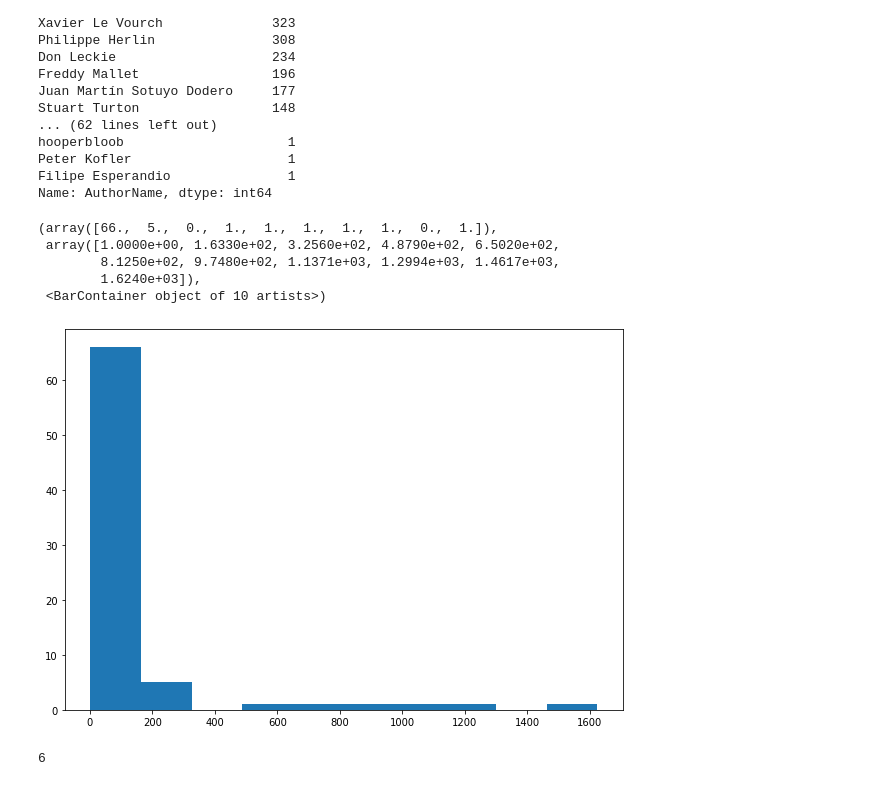
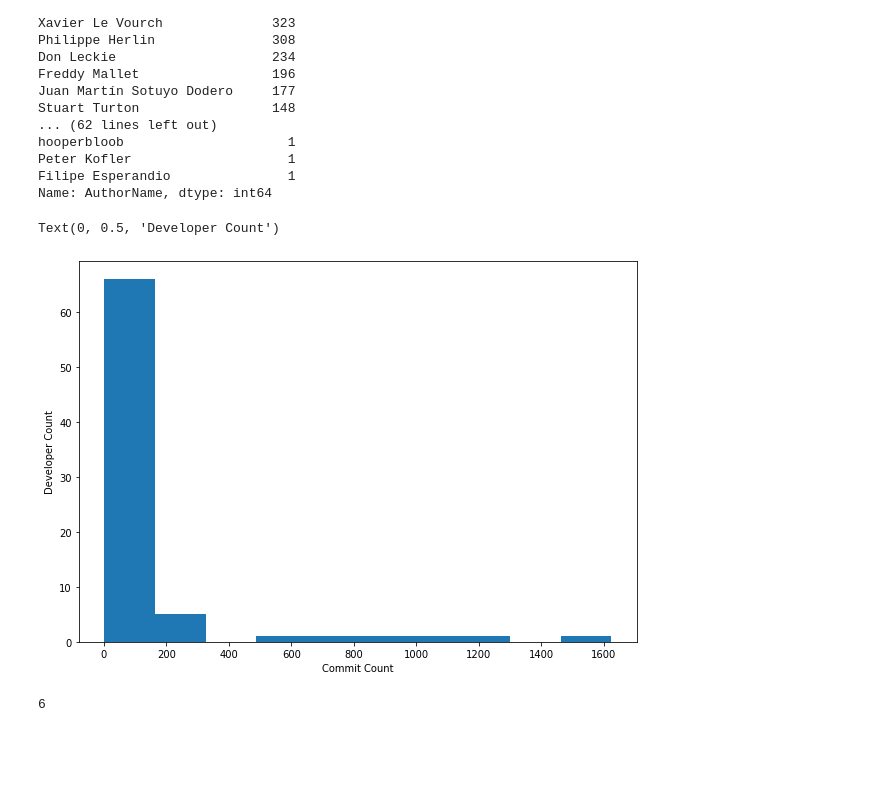
Before and after one commit to rkipp/DSCI644-2022-RefactoringRanking, a Jupyter notebook: notebooks/Phase2Explore.ipynb, the cells around one changed output. Drawn from its saved outputs; the diff is of its cells as text; code cells hidden in the pictures; blank space fills up the shorter version.

```diff
--- a/notebooks/Phase2Explore.ipynb
+++ b/notebooks/Phase2Explore.ipynb
@@ -145,14 +145,12 @@ Name: AuthorName, dtype: int64
 # %%
 # histogram of committers
 fig, ax = plt.subplots(figsize = (10, 7))
 ax.hist(authors)
+ax.set_xlabel('Commit Count')
+ax.set_ylabel('Developer Count')
 # %% [output]
-(array([66.,  5.,  0.,  1.,  1.,  1.,  1.,  1.,  0.,  1.]),
- array([1.0000e+00, 1.6330e+02, 3.2560e+02, 4.8790e+02, 6.5020e+02,
-        8.1250e+02, 9.7480e+02, 1.1371e+03, 1.2994e+03, 1.4617e+03,
-        1.6240e+03]),
- <BarContainer object of 10 artists>)
+Text(0, 0.5, 'Developer Count')
-[figure, old version]
+[figure, new version]
 # %%
 high_frequency_committers = authors[authors > 400]
 high_frequency_committers.shape[0]
```
Also changed, not shown: 3 other files.
